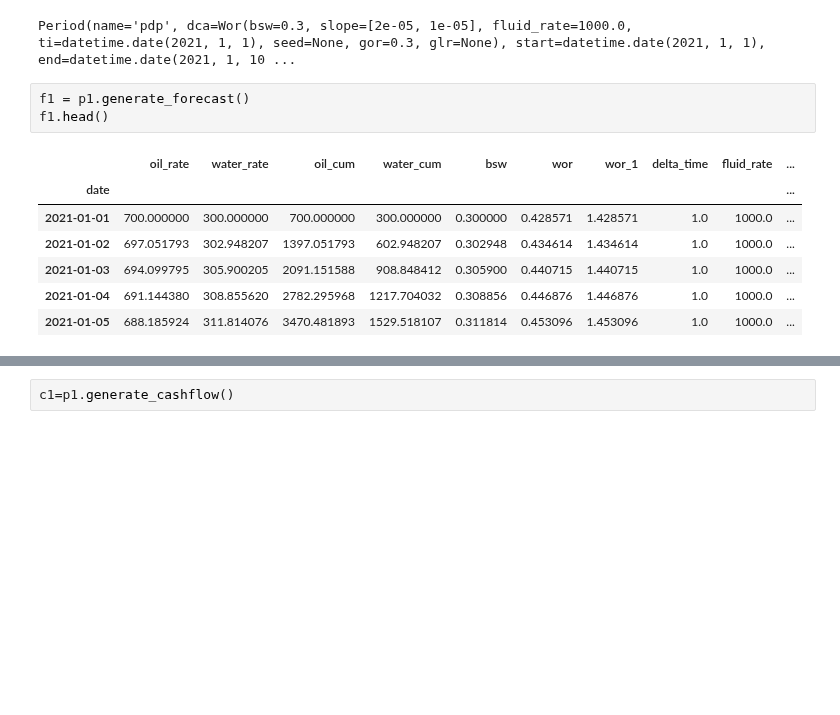
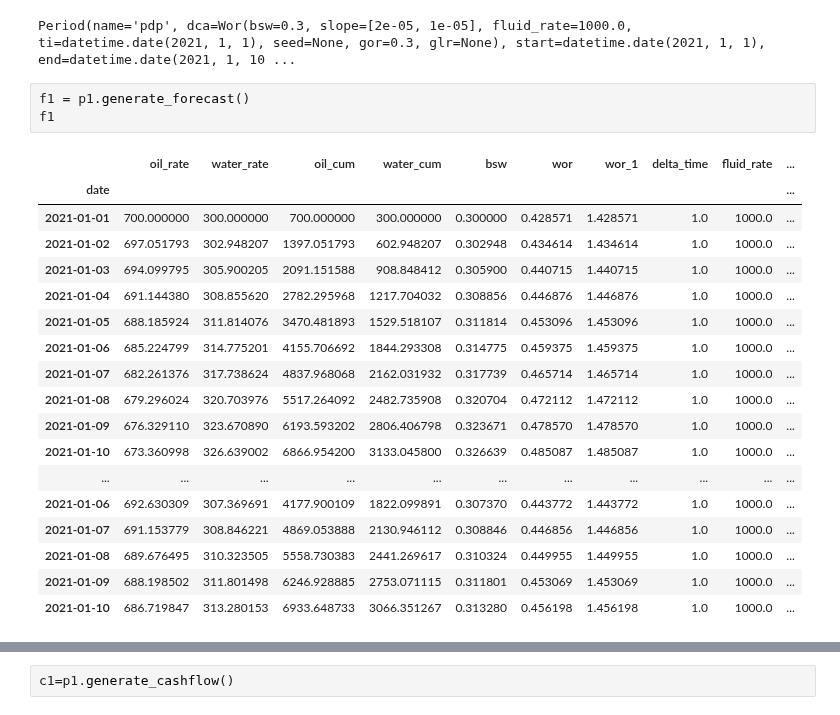
Before and after one commit to scuervo91/dcapy, a Jupyter notebook: examples/2-schedules/1-Period_test_wor.ipynb, the cells around one changed output, grey strips where cells are left out. Cells and saved outputs as stored; diff of their text form; blank space fills up the shorter version.

```diff
--- a/examples/2-schedules/1-Period_test_wor.ipynb
+++ b/examples/2-schedules/1-Period_test_wor.ipynb
@@ -52,15 +52,26 @@ p1
 Period(name='pdp', dca=Wor(bsw=0.3, slope=[2e-05, 1e-05], fluid_rate=1000.0, ti=datetime.date(2021, 1, 1), seed=None, gor=0.3, glr=None), start=datetime.date(2021, 1, 1), end=datetime.date(2021, 1, 10 ...
 # %%
 f1 = p1.generate_forecast()
-f1.head()
+f1
 # %% [output]
 |  | oil_rate | water_rate | oil_cum | water_cum | bsw | wor | wor_1 | delta_time | fluid_rate | ... |
 | date |  |  |  |  |  |  |  |  |  | ... |
 | 2021-01-01 | 700.000000 | 300.000000 | 700.000000 | 300.000000 | 0.300000 | 0.428571 | 1.428571 | 1.0 | 1000.0 | ... |
 | 2021-01-02 | 697.051793 | 302.948207 | 1397.051793 | 602.948207 | 0.302948 | 0.434614 | 1.434614 | 1.0 | 1000.0 | ... |
 | 2021-01-03 | 694.099795 | 305.900205 | 2091.151588 | 908.848412 | 0.305900 | 0.440715 | 1.440715 | 1.0 | 1000.0 | ... |
 | 2021-01-04 | 691.144380 | 308.855620 | 2782.295968 | 1217.704032 | 0.308856 | 0.446876 | 1.446876 | 1.0 | 1000.0 | ... |
 | 2021-01-05 | 688.185924 | 311.814076 | 3470.481893 | 1529.518107 | 0.311814 | 0.453096 | 1.453096 | 1.0 | 1000.0 | ... |
+| 2021-01-06 | 685.224799 | 314.775201 | 4155.706692 | 1844.293308 | 0.314775 | 0.459375 | 1.459375 | 1.0 | 1000.0 | ... |
+| 2021-01-07 | 682.261376 | 317.738624 | 4837.968068 | 2162.031932 | 0.317739 | 0.465714 | 1.465714 | 1.0 | 1000.0 | ... |
+| 2021-01-08 | 679.296024 | 320.703976 | 5517.264092 | 2482.735908 | 0.320704 | 0.472112 | 1.472112 | 1.0 | 1000.0 | ... |
+| 2021-01-09 | 676.329110 | 323.670890 | 6193.593202 | 2806.406798 | 0.323671 | 0.478570 | 1.478570 | 1.0 | 1000.0 | ... |
+| 2021-01-10 | 673.360998 | 326.639002 | 6866.954200 | 3133.045800 | 0.326639 | 0.485087 | 1.485087 | 1.0 | 1000.0 | ... |
+| ... | ... | ... | ... | ... | ... | ... | ... | ... | ... | ... |
+| 2021-01-06 | 692.630309 | 307.369691 | 4177.900109 | 1822.099891 | 0.307370 | 0.443772 | 1.443772 | 1.0 | 1000.0 | ... |
+| 2021-01-07 | 691.153779 | 308.846221 | 4869.053888 | 2130.946112 | 0.308846 | 0.446856 | 1.446856 | 1.0 | 1000.0 | ... |
+| 2021-01-08 | 689.676495 | 310.323505 | 5558.730383 | 2441.269617 | 0.310324 | 0.449955 | 1.449955 | 1.0 | 1000.0 | ... |
+| 2021-01-09 | 688.198502 | 311.801498 | 6246.928885 | 2753.071115 | 0.311801 | 0.453069 | 1.453069 | 1.0 | 1000.0 | ... |
+| 2021-01-10 | 686.719847 | 313.280153 | 6933.648733 | 3066.351267 | 0.313280 | 0.456198 | 1.456198 | 1.0 | 1000.0 | ... |
 # %%
 p1.forecast.df()['gas_rate'].values
 # %% [output]
```
Also changed, not shown: parts of 11 cells of this notebook, 13 other files.
